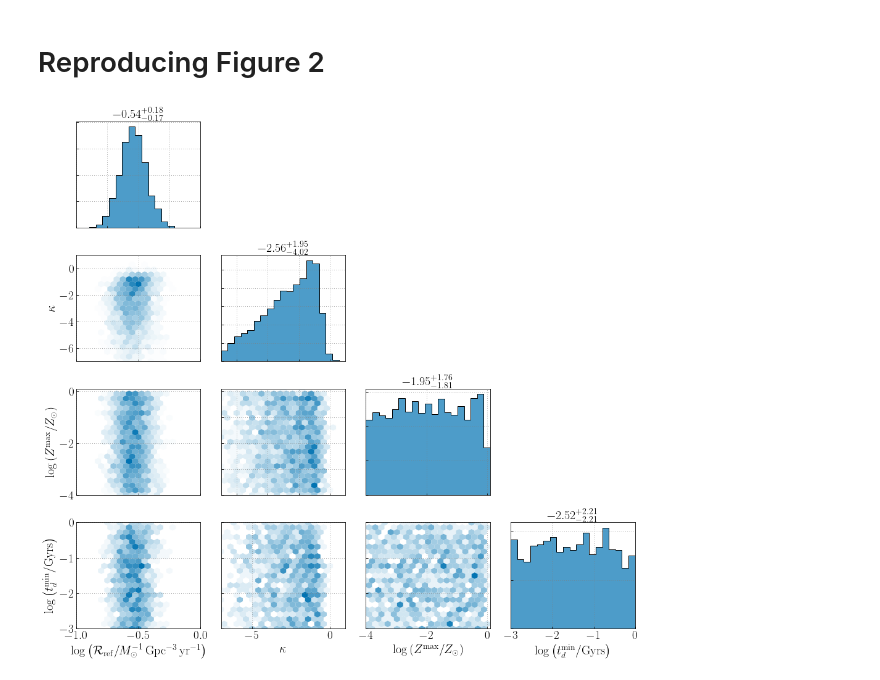
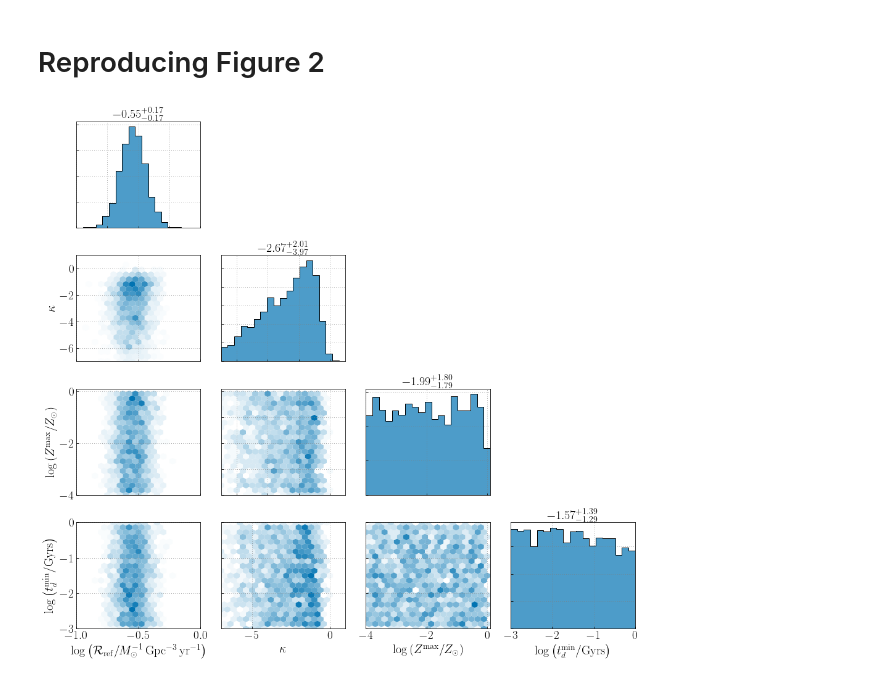
Before and after one commit to kevinturbang/bbh_gwb_time_delay_inference, a Jupyter notebook: figures/reproduce_figure_2.ipynb, the cells around one changed output. Drawn from its saved outputs; the diff is of its cells as text; code cells hidden in the pictures.

```diff
--- a/figures/reproduce_figure_2.ipynb
+++ b/figures/reproduce_figure_2.ipynb
@@ -32,17 +28,18 @@ data_GWB = az.from_netcdf("../data/O3_CBC_GWB_MD.nc")
+# %%
+hdata = h5py.File("../data/O3_CBC_MD.hdf","r")
 # %%
 fig = plt.figure(figsize=(14,13))
 
-stacked_samples = data_GWB.posterior.stack(draws=("chain", "draw"))
 toPlot = {
-    "logR20":{"data":stacked_samples.logR20,"plot_bounds":(-1,0),"label":r"$\log \left(\mathcal{R}_{\rm ref}/M_\odot^{-1}\,{\rm Gpc^{-3}}\,{\rm yr^{-1}}\right)$"},
-    "lambda_td":{"data":stacked_samples.lambda_td,"plot_bounds":(-7,1),"label":r"$\kappa$"},
-    "logmetMin_td":{"data":stacked_samples.logmetMin_td,"plot_bounds":(-4,0.1),"label":r"$\log \left(Z^{\rm max}/Z_\odot\right)$"},
-    "log_td_min":{"data":stacked_samples.log_td_min,"plot_bounds":(-3,0),"label":r"$\log \left(t_d^{\rm min}/{\rm Gyrs}\right)$"}
+    "logRref":{"data":np.log10(hdata['posterior/R_ref'][()]),"plot_bounds":(-1,0),"label":r"$\log \left(\mathcal{R}_{\rm ref}/M_\odot^{-1}\,{\rm Gpc^{-3}}\,{\rm yr^{-1}}\right)$"},
+    "kappa":{"data":hdata['posterior/kappa'][()],"plot_bounds":(-7,1),"label":r"$\kappa$"},
+    "logZmax":{"data":np.log10(hdata['posterior/Zmax'][()]),"plot_bounds":(-4,0.1),"label":r"$\log \left(Z^{\rm max}/Z_\odot\right)$"},
+    "log_td_min":{"data":np.log10(hdata['posterior/td_min'][()]),"plot_bounds":(-3,0),"label":r"$\log \left(t_d^{\rm min}/{\rm Gyrs}\right)$"}
 }
 
 plot_corner(fig,toPlot,color=my_palette[0],labelsize=18)
 plt.tight_layout()
 plt.savefig("PosteriorO3.pdf",dpi=500,bbox_inches='tight')
 plt.show()
 # %% [output]
-[figure, old version]
+[figure, new version]
```
Also changed, not shown: parts of 2 cells of this notebook, 6 other files.
